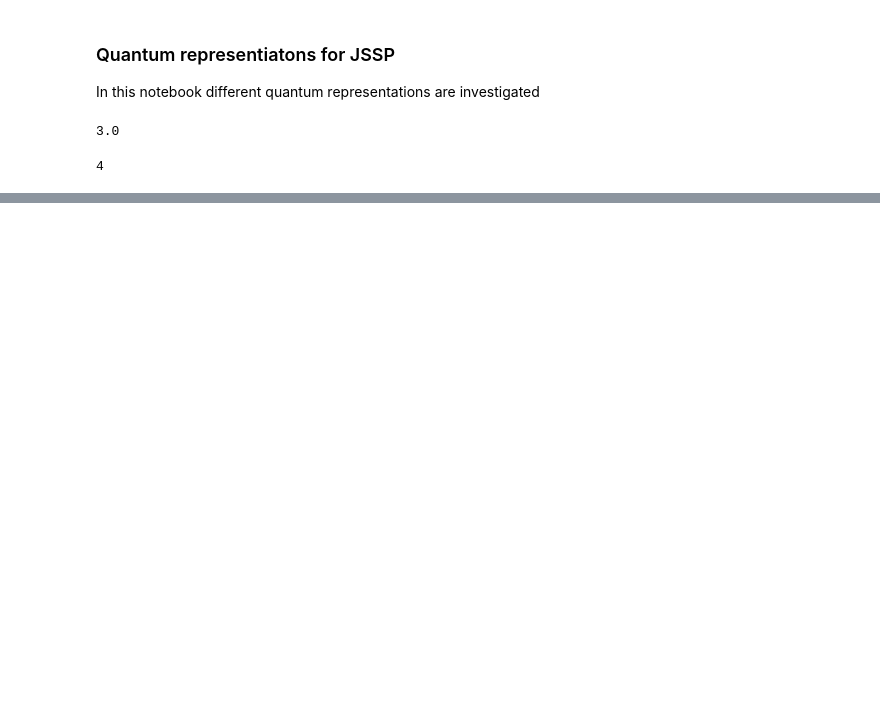
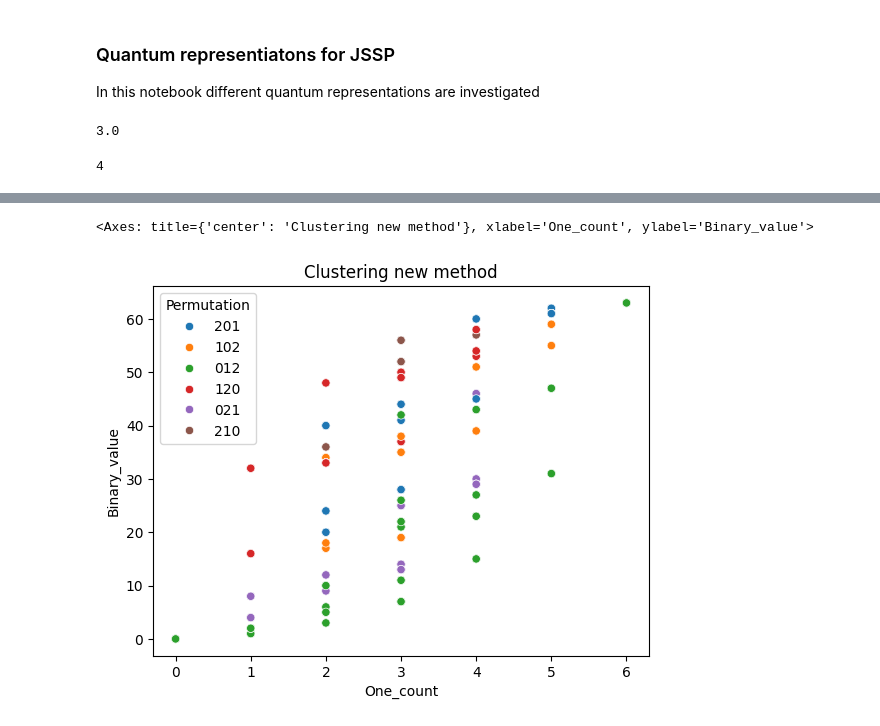
Before and after one commit to B-Moritz/QGA_JSSP, a Jupyter notebook: lab/quantum_representation.ipynb, the cells around one changed output, grey strips where cells are left out. Cells and saved outputs as stored; diff of their text form; code cells hidden in the pictures; blank space fills up the shorter version.

```diff
--- a/lab/quantum_representation.ipynb
+++ b/lab/quantum_representation.ipynb
@@ -98,0 +147,14 @@ print(cur_cromosome.x)
+# %%
+n = 4
+
+data_dict = {"Permutation" : [], "Binary" : [], "Binary_value" : [], "Method" : []}
+for i in range(1000):
+    for method in ["New", "Old", "Hashing"]:
+        cur_chromo = Q_chromosome(n, 2, conversion_method=method)
+        data_dict["Permutation"].append(str(cur_chromo.permutation[0]).replace("[", "").replace("]", "").replace(" ", "").replace("\n", ""))
+        data_dict["Binary"].append(str(cur_chromo.x[0].astype(int)).replace("[", "").replace("]", "").replace(" ", "").replace("\n", ""))
+        data_dict["Binary_value"].append(int(str(cur_chromo.x[0].astype(int)).replace("[", "").replace("]", "").replace(" ", "").replace("\n", ""), 2))
+        data_dict["Method"].append(method)
+
+df_conversion_method = pd.DataFrame(data_dict)
+df_conversion_method
@@ -98,0 +227,3 @@ print(cur_cromosome.x)
+# %%
+df_conversion_method["One_count"] = df_conversion_method["Binary"].transform(lambda x: len(x.replace("0", "")))
+df_conversion_method
@@ -98,0 +244,6 @@ print(cur_cromosome.x)
+# %%
+plt.title("Clustering new method")
+sns.scatterplot(data=df_conversion_method[df_conversion_method["Method"] == "New"], x="One_count", y="Binary_value", hue="Permutation")
+# %% [output]
+<Axes: title={'center': 'Clustering new method'}, xlabel='One_count', ylabel='Binary_value'>
+[figure, added]
```
Also changed, not shown: parts of 51 cells of this notebook, 52 other files.
